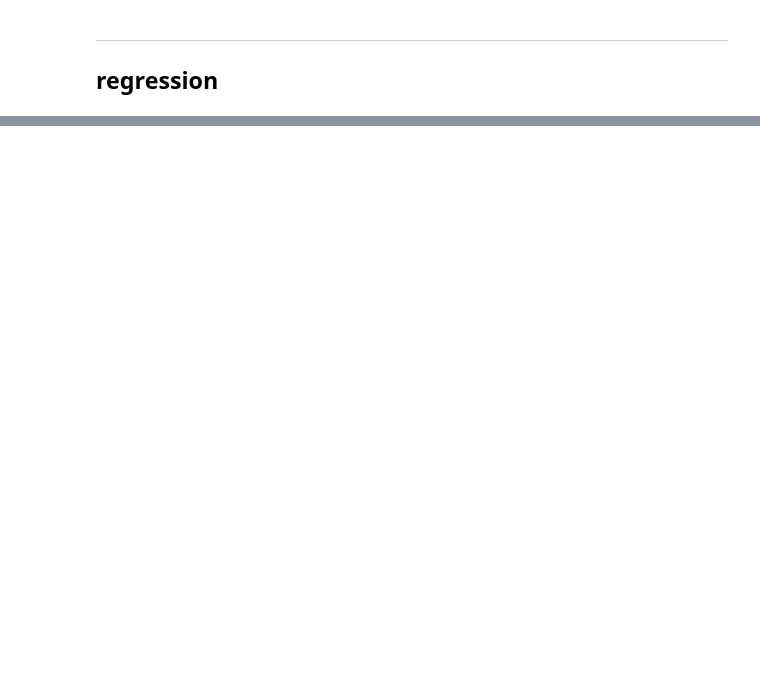
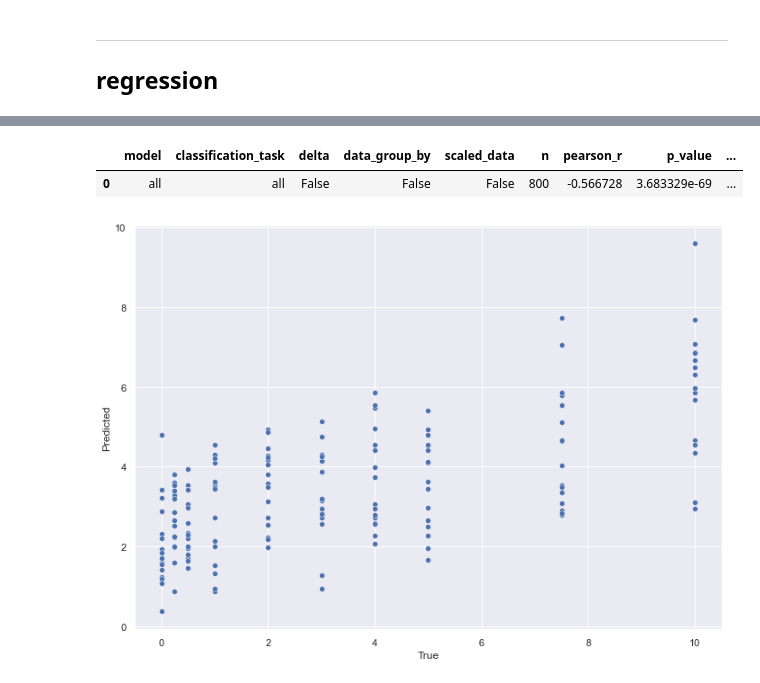
Before and after one commit to at-gmbh/corrupted-labels-effect, a Jupyter notebook: notebooks/result_regression.ipynb, the cells around one changed output, grey strips where cells are left out. Drawn from its saved outputs; the diff is of its cells as text; code cells hidden in the pictures; blank space fills up the shorter version.

```diff
--- a/notebooks/result_regression.ipynb
+++ b/notebooks/result_regression.ipynb
@@ -306,22 +405,28 @@ for model, params in models_and_params:
         # , n_iter=2
         , n_jobs=-1
         , cv=5
-        , scoring='r2'
+        , scoring='neg_root_mean_squared_error'
         , verbose=1
     )
     gs.fit(X_train, y_train)
+
+    # get r^2 score
+    r2_train = r2_score(y_train, gs.predict(X_train))
+    r2_test = r2_score(y_test, gs.predict(X_test))
 
     end = time.time()
     print(
         f'{model_name}'\
         f' - Training time elapsed: {round((end - start) / 60, 3)} min'\
-        f' - Best score: {round(gs.best_score_, 3)}'
+        f' - Best RMSE score: {-round(gs.best_score_, 3)}'
     )
 
     # add best params + score per model to dict for logging
     regr_props['best_model_params'][model_name] = {
-        'train_score': gs.best_score_,
-        'test_score': gs.score(X_test, y_test),
+        'rmse_train': -gs.best_score_,
+        'rmse_test': -gs.score(X_test, y_test),
+        'r2_train': r2_train,
+        'r2_test': r2_test,
         'best_params': gs.best_params_
     }
 
@@ -382,11 +454,11 @@ array = []
 for file in os.listdir(eval_log_path):
     regr_report = json.load(open(str(eval_log_path) + '\\' + file))
 
-    best_test_score = 0
+    best_score = 100
     best_model = None
     for model in regr_report['best_model_params'].keys():
-        if regr_report['best_model_params'][model]['test_score'] > best_test_score:
-            best_test_score = regr_report['best_model_params'][model]['test_score']
+        if regr_report['best_model_params'][model]['rmse_train'] < best_score:
+            best_score = regr_report['best_model_params'][model]['rmse_train']
             best_model = model
 
     row = (
@@ -400,9 +472,11 @@ for file in os.listdir(eval_log_path):
         regr_report['properties']['pearsonr'],
         regr_report['properties']['p_value'],
         best_model,
-        regr_report['best_model_params'][model]['train_score'],
-        regr_report['best_model_params'][model]['test_score'],
-        regr_report['best_model_params'][model]['best_params'],
+        regr_report['best_model_params'][best_model]['rmse_train'],
+        regr_report['best_model_params'][best_model]['rmse_test'],
+        regr_report['best_model_params'][best_model]['r2_train'],
+        regr_report['best_model_params'][best_model]['r2_test'],
+        regr_report['best_model_params'][best_model]['best_params'],
     )
 
     array.append(row)
@@ -411,7 +485,24 @@ for file in os.listdir(eval_log_path):
 df_regr_results = pd.DataFrame(array, columns=[
     'model', 'classification_task', 'delta', 'data_group_by',
     'scaled_data', 'n', 'pearson_r', 'p_value', 'best_model',
-    'train_score', 'test_score', 'best_params'
+    'rmse_train', 'rmse_test', 'r2_train', 'r2_test', 'best_params'
 ])
 df_regr_results.to_csv('../data//regr_results.csv', index=False)
-df_regr_results.head(20)
+df_regr_results.sort_values(by=['rmse_test'], ascending=False, inplace=True)
+
+df_regr_results.head()
+# %% [output]
+|  | model | classification_task | delta | data_group_by | scaled_data | n | pearson_r | p_value | ... |
+| 0 | all | all | False | False | False | 800 | -0.566728 | 3.683329e-69 | ... |
+# %%
+# visualize estimator performance
+# TODO: change initialized estimator based on table above
+estimator = ElasticNet(**df_regr_results['best_params'].iloc[1])
+y_pred = estimator.fit(X_train, y_train).predict(X_test)
+
+sns.set(rc={'figure.figsize':(11.7,8.27)})
+ax = sns.scatterplot(x=y_test, y=y_pred)
+ax.set(xlabel='True', ylabel='Predicted')
+plt.show()
+# %% [output]
+[figure, added]
```
Also changed, not shown: parts of 12 cells of this notebook.
